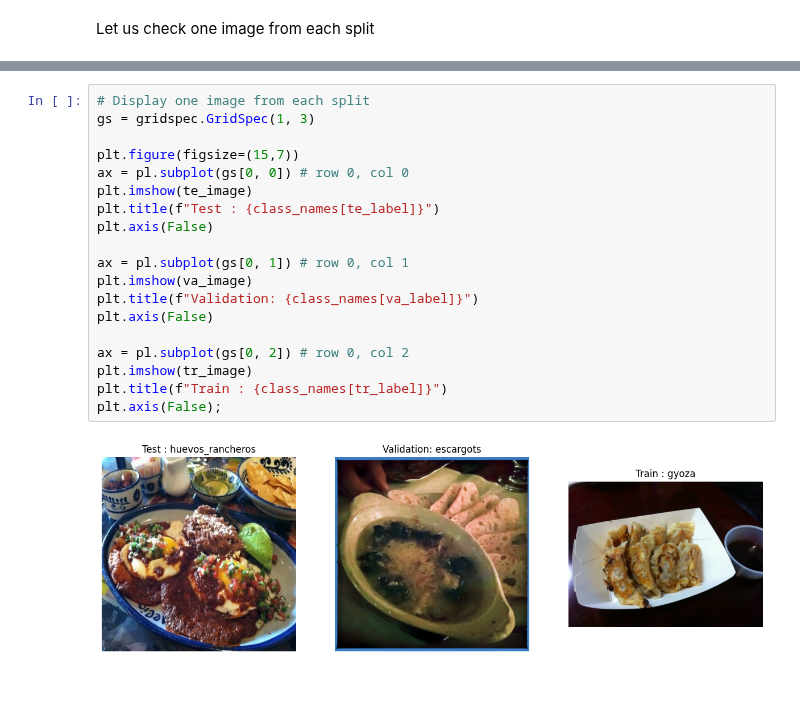
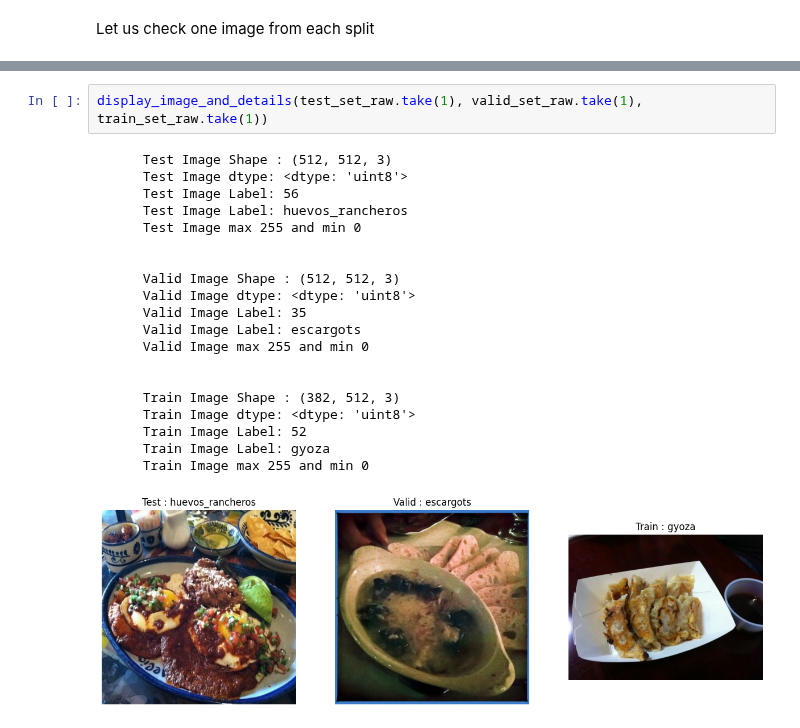
Before and after one commit to bikash119/learn_tensorflow, a Jupyter notebook: transfer_learning_tf.ipynb, the cells around one changed output, grey strips where cells are left out. Saved outputs shown, nothing was run; the diff lists cells and outputs as text; blank space fills up the shorter version.

```diff
--- a/transfer_learning_tf.ipynb
+++ b/transfer_learning_tf.ipynb
@@ -128,21 +133,23 @@ for tr_image,tr_label in train_img:
-# %%
-# Display one image from each split
-gs = gridspec.GridSpec(1, 3)
-
-plt.figure(figsize=(15,7))
-ax = pl.subplot(gs[0, 0]) # row 0, col 0
-plt.imshow(te_image)
-plt.title(f"Test : {class_names[te_label]}")
-plt.axis(False)
-
-ax = pl.subplot(gs[0, 1]) # row 0, col 1
-plt.imshow(va_image)
-plt.title(f"Validation: {class_names[va_label]}")
-plt.axis(False)
-
-ax = pl.subplot(gs[0, 2]) # row 0, col 2
-plt.imshow(tr_image)
-plt.title(f"Train : {class_names[tr_label]}")
-plt.axis(False);
-# %% [output]
-[figure, removed]
+# %%
+display_image_and_details(test_set_raw.take(1), valid_set_raw.take(1), train_set_raw.take(1))
+# %% [output]
+      Test Image Shape : (512, 512, 3)
+      Test Image dtype: <dtype: 'uint8'>
+      Test Image Label: 56
+      Test Image Label: huevos_rancheros
+      Test Image max 255 and min 0
+
+
+      Valid Image Shape : (512, 512, 3)
+      Valid Image dtype: <dtype: 'uint8'>
+      Valid Image Label: 35
+      Valid Image Label: escargots
+      Valid Image max 255 and min 0
+
+
+      Train Image Shape : (382, 512, 3)
+      Train Image dtype: <dtype: 'uint8'>
+      Train Image Label: 52
+      Train Image Label: gyoza
+      Train Image max 255 and min 0
+[figure, added]
```
Also changed, not shown: parts of 1 cell of this notebook.
